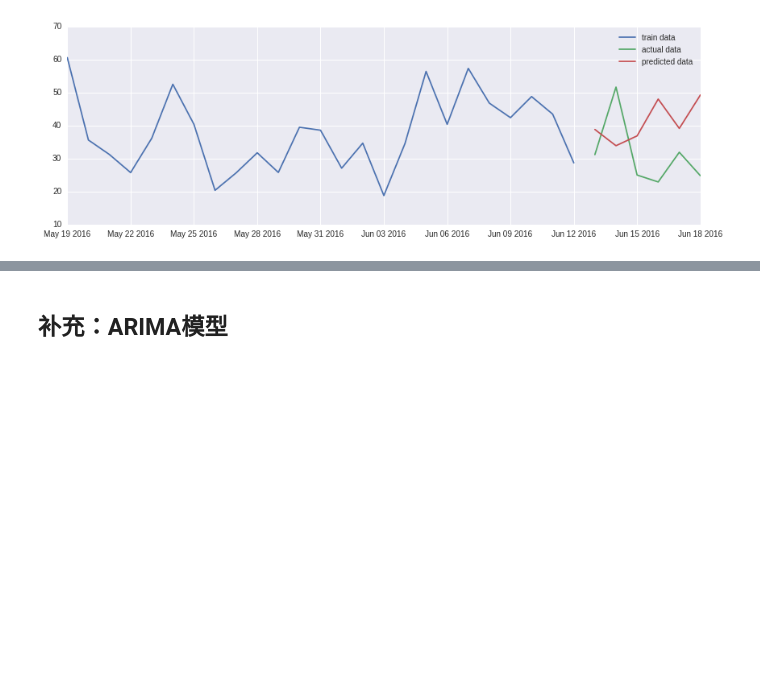
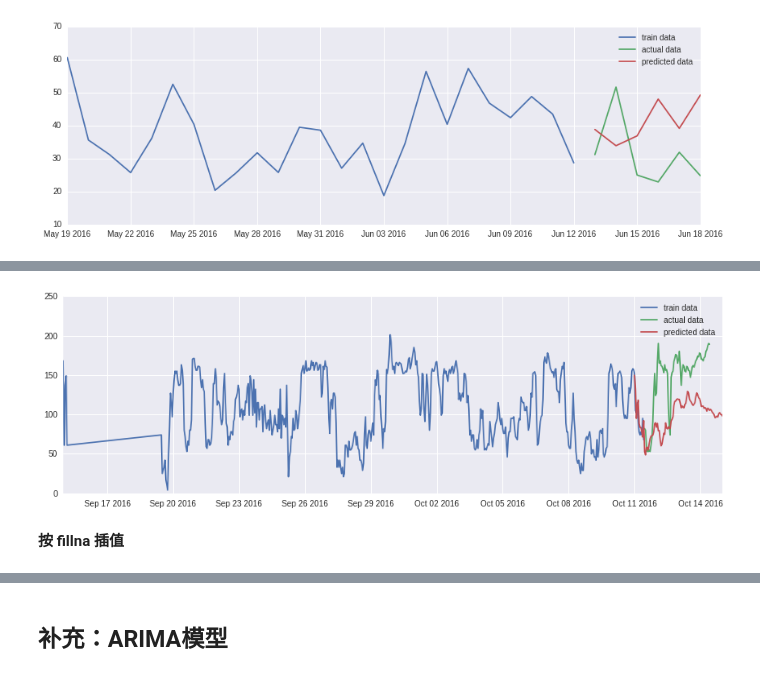
Before and after one commit to hscspring/Note_DS, a Jupyter notebook: OMOOC.Data/assignment/7w/7W_homework.ipynb, the cells around one changed output, grey strips where cells are left out. Cells and saved outputs as stored; diff of their text form; code cells hidden in the pictures; blank space fills up the shorter version.

```diff
--- a/OMOOC.Data/assignment/7w/7W_homework.ipynb
+++ b/OMOOC.Data/assignment/7w/7W_homework.ipynb
@@ -1088,0 +1212,8 @@ fig.tight_layout()
+# %%
+# dealing with "(no data)"
+df2_pm25[df2_pm25["pm25"]=="(no data)"]=None
+# %%
+df2_pm25["pm25"] = df2_pm25["pm25"].astype(float)
+# %%
+#df2_pm25["pm25"] = df2_pm25["pm25"].interpolate(method="quadratic")
+df2_pm25["pm25"] = df2_pm25["pm25"].interpolate()
@@ -1088,0 +1242,17 @@ fig.tight_layout()
+# %%
+model2 = sm.tsa.AR(df2_pm25["pm25"][:-72])
+result2 = model2.fit(maxlag=72,ic='t-stat')
+# %%
+fig, ax = plt.subplots(1,1,figsize=(12,4))
+
+ax.plot(df2_pm25.index.values[:-72], df2_pm25["pm25"].values[:-72], label="train data")
+ax.plot(df2_pm25.index.values[-72:], df2_pm25["pm25"].values[-72:], label="actual data")
+ax.plot(pd.date_range("2016-10-11","2016-10-15", freq="H").values,
+        result2.predict("2016-10-11", "2016-10-15"), label="predicted data")
+
+ax.legend()
+fig.tight_layout()
+# %% [output]
+[figure, added]
+# %% [markdown]
+**按 fillna 插值**
```
Also changed, not shown: parts of 40 cells of this notebook, 2 other files.
